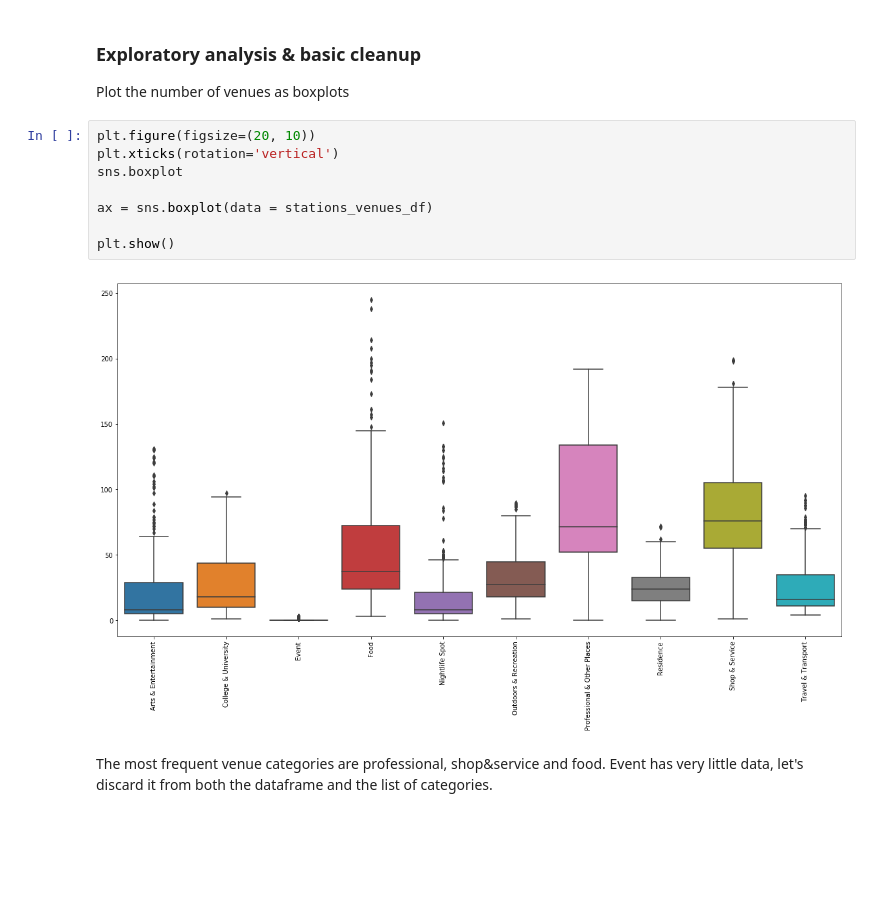
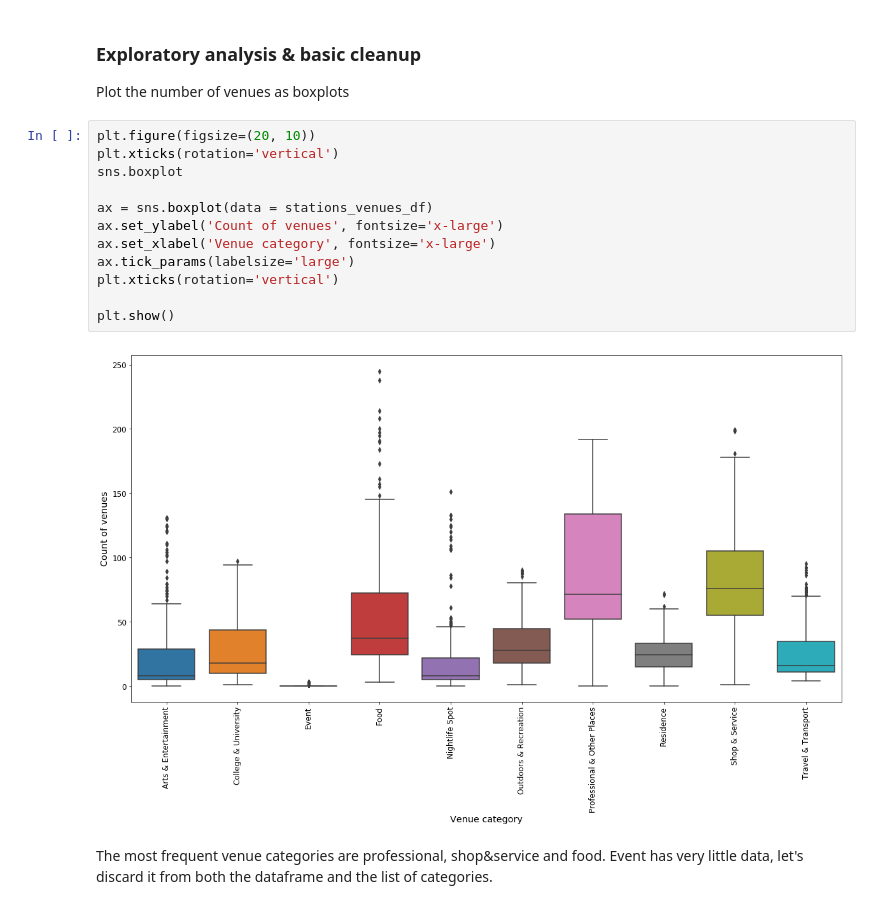
Before and after one commit to theptyza/map_moscow_metro_foursquare, a Jupyter notebook: Moscow.ipynb, the cells around one changed output. Cells and saved outputs as stored; diff of their text form; blank space fills up the shorter version.

Commit message:
Added chart labels

```diff
--- a/Moscow.ipynb
+++ b/Moscow.ipynb
@@ -172,13 +173,17 @@ Plot the number of venues as boxplots
 # %%
 plt.figure(figsize=(20, 10))
 plt.xticks(rotation='vertical')
 sns.boxplot
 
 ax = sns.boxplot(data = stations_venues_df)
+ax.set_ylabel('Count of venues', fontsize='x-large')
+ax.set_xlabel('Venue category', fontsize='x-large')
+ax.tick_params(labelsize='large')
+plt.xticks(rotation='vertical')
 
 plt.show()
 # %% [output]
-[figure, old version]
+[figure, new version]
 # %% [markdown]
 The most frequent venue categories are professional, shop&service and food. Event has very little data, let's discard it from both the dataframe and the list of categories.
 # %%
```
Also changed, not shown: parts of 4 cells of this notebook.
